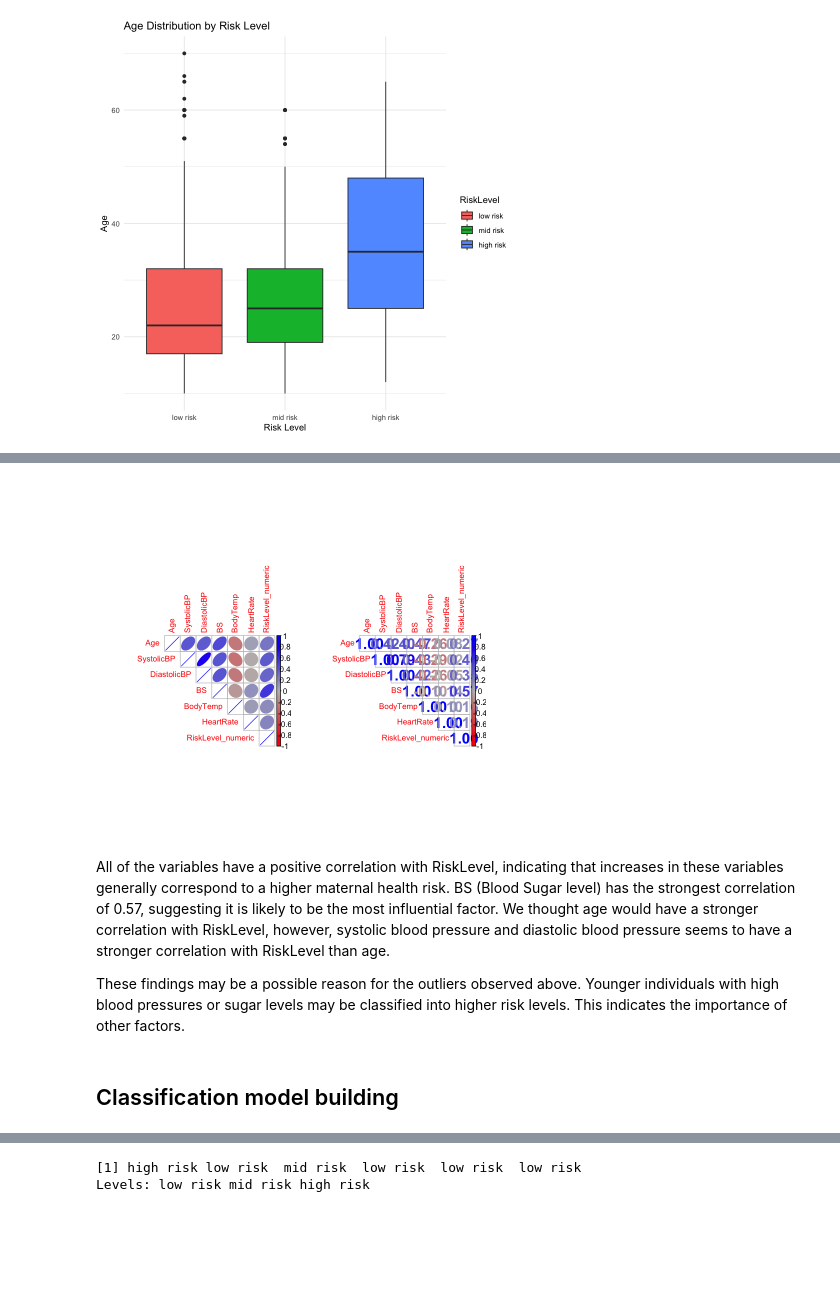
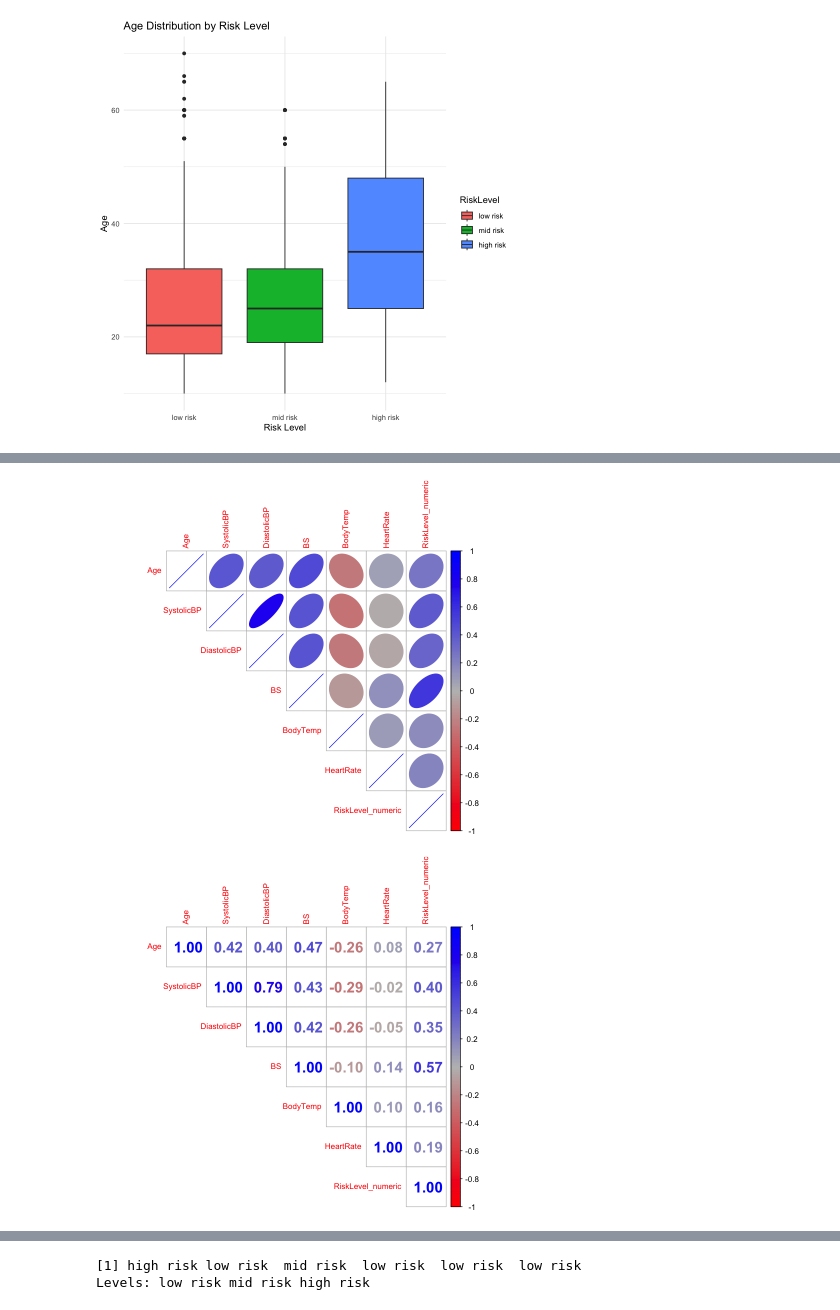
Before and after one commit to DSCI-310-2025/dsci-310-group-03, a Jupyter notebook: data_analysis.ipynb, the cells around one changed output, grey strips where cells are left out. Drawn from its saved outputs; the diff is of its cells as text; code cells hidden in the pictures; blank space fills up the shorter version.

```diff
--- a/data_analysis.ipynb
+++ b/data_analysis.ipynb
@@ -202,23 +201,17 @@ ggplot(data_clean, aes(x = RiskLevel, y = Age, fill = RiskLevel)) +
 # %%
 # Temporarily change RiskLevel to numerical values (3 = high risk, 2 = mid risk, 1 = low risk)
 data_numeric <- data_clean %>%
   mutate(RiskLevel_numeric = as.numeric(RiskLevel)) %>%
   select(-RiskLevel) # remove the original factor variable
 
 cor_matrix <- cor(data_numeric)
 
 options(repr.plot.width=6.5, repr.plot.height=6)
-layout(matrix(1:2, 1, 2))
 
 corrplot(cor_matrix, method = "ellipse", type = "upper", tl.cex = 0.8,
     col = colorRampPalette(c("red", "grey", "blue"))(200))
 corrplot(cor_matrix, method = "number", type = "upper", number.cex = 1.5, tl.cex = 0.8,
     col = colorRampPalette(c("red", "grey", "blue"))(200))
 # %% [output]
-[figure, old version]
+[figure, new version]
+[figure, added]
-# %% [markdown]
-All of the variables have a positive correlation with RiskLevel, indicating that increases in these variables generally correspond to a higher maternal health risk. BS (Blood Sugar level) has the strongest correlation of 0.57, suggesting it is likely to be the most influential factor. We thought age would have a stronger correlation with RiskLevel, however, systolic blood pressure and diastolic blood pressure seems to have a stronger correlation with RiskLevel than age.
-
-These findings may be a possible reason for the outliers observed above. Younger individuals with high blood pressures or sugar levels may be classified into higher risk levels. This indicates the importance of other factors.
-# %% [markdown]
-## Classification model building
```
Also changed, not shown: parts of 10 cells of this notebook.
